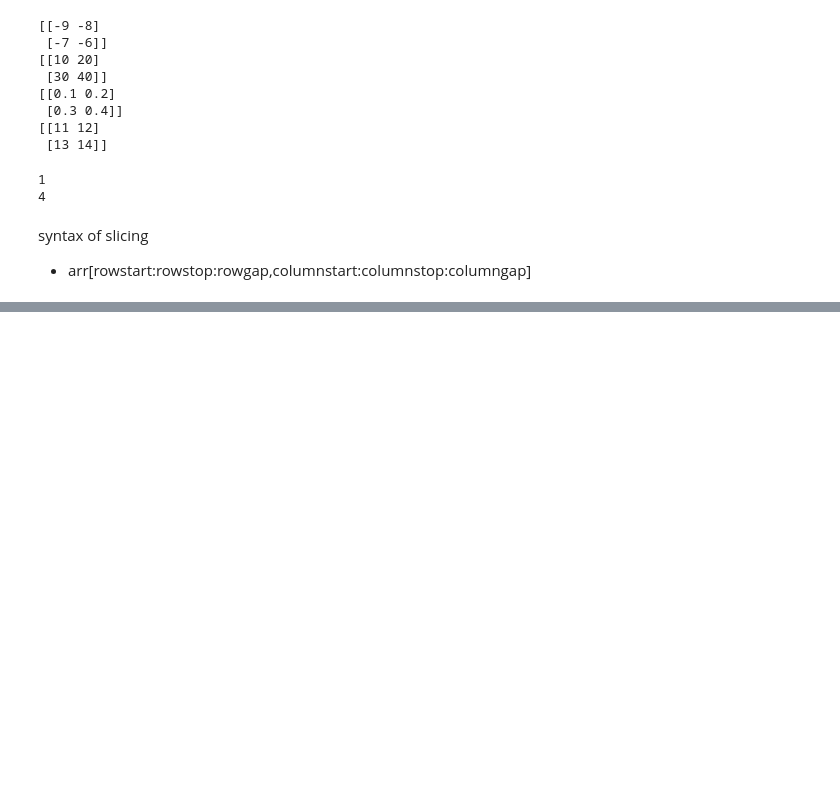
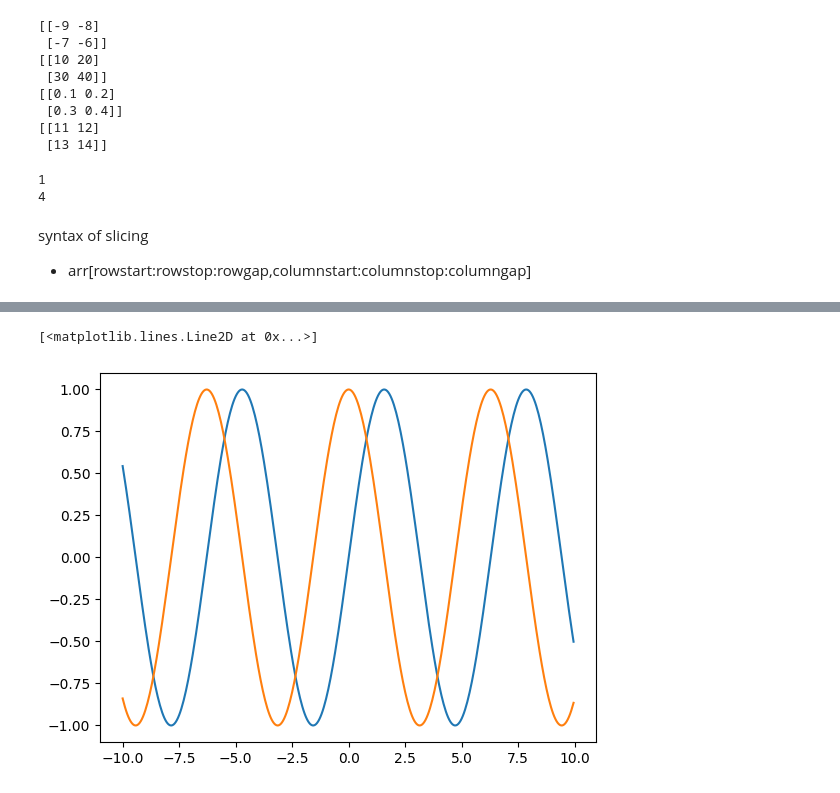
Before and after one commit to 123anshika456/DA-python, a Jupyter notebook: numpy.ipynb, the cells around one changed output, grey strips where cells are left out. Saved outputs shown, nothing was run; the diff lists cells and outputs as text; code cells hidden in the pictures; blank space fills up the shorter version.

Commit message:
#11 visualization of numpy data

```diff
--- a/numpy.ipynb
+++ b/numpy.ipynb
@@ -299,0 +430,12 @@ print([x[1:4,1:4]])
+# %%
+t = np.arange(-10, 10, .05)
+x = np.sin(t)
+y = np.cos(t)
+# %%
+import matplotlib.pyplot as plt
+
+plt.plot(t, x)
+plt.plot(t, y)
+# %% [output]
+[<matplotlib.lines.Line2D at 0x...>]
+[figure, added]
```
Also changed, not shown: parts of 27 cells of this notebook.
